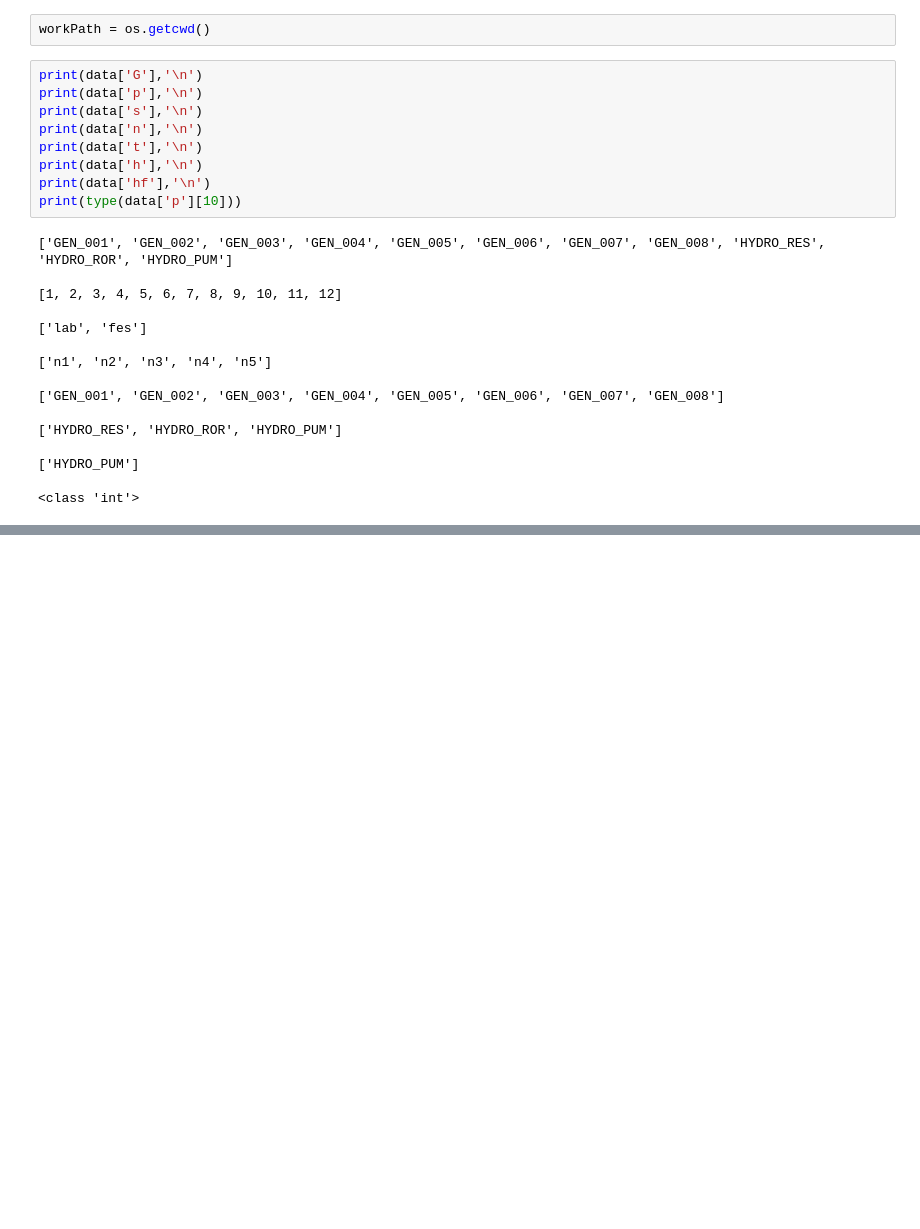
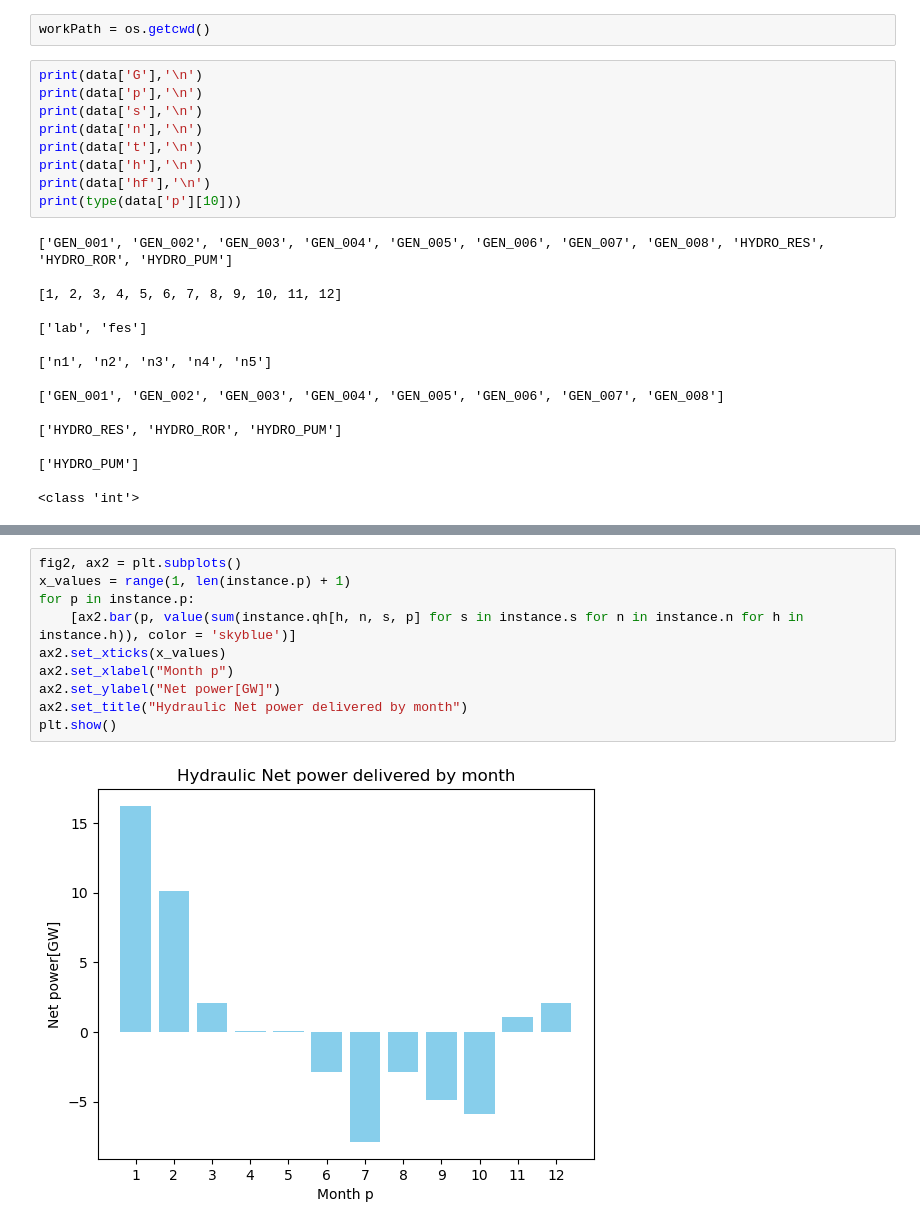
Before and after one commit to juanraposo2000/PYOMO, a Jupyter notebook: MMP_PYOMO.ipynb, the cells around one changed output, grey strips where cells are left out. Cells and saved outputs as stored; diff of their text form; blank space fills up the shorter version.

```diff
--- a/MMP_PYOMO.ipynb
+++ b/MMP_PYOMO.ipynb
@@ -215,0 +242,12 @@ feasible
+# %%
+fig2, ax2 = plt.subplots()
+x_values = range(1, len(instance.p) + 1)
+for p in instance.p:
+    [ax2.bar(p, value(sum(instance.qh[h, n, s, p] for s in instance.s for n in instance.n for h in instance.h)), color = 'skyblue')]
+ax2.set_xticks(x_values)
+ax2.set_xlabel("Month p")
+ax2.set_ylabel("Net power[GW]")
+ax2.set_title("Hydraulic Net power delivered by month")
+plt.show()
+# %% [output]
+[figure, added]
```
Also changed, not shown: parts of 21 cells of this notebook.
